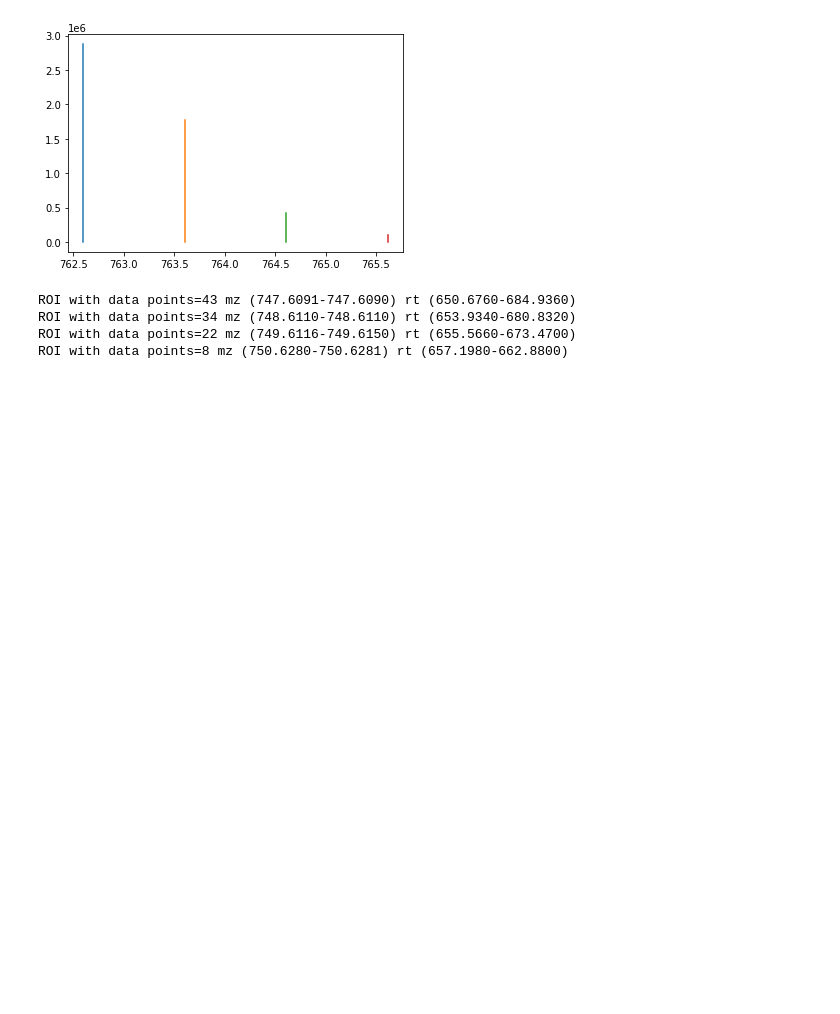
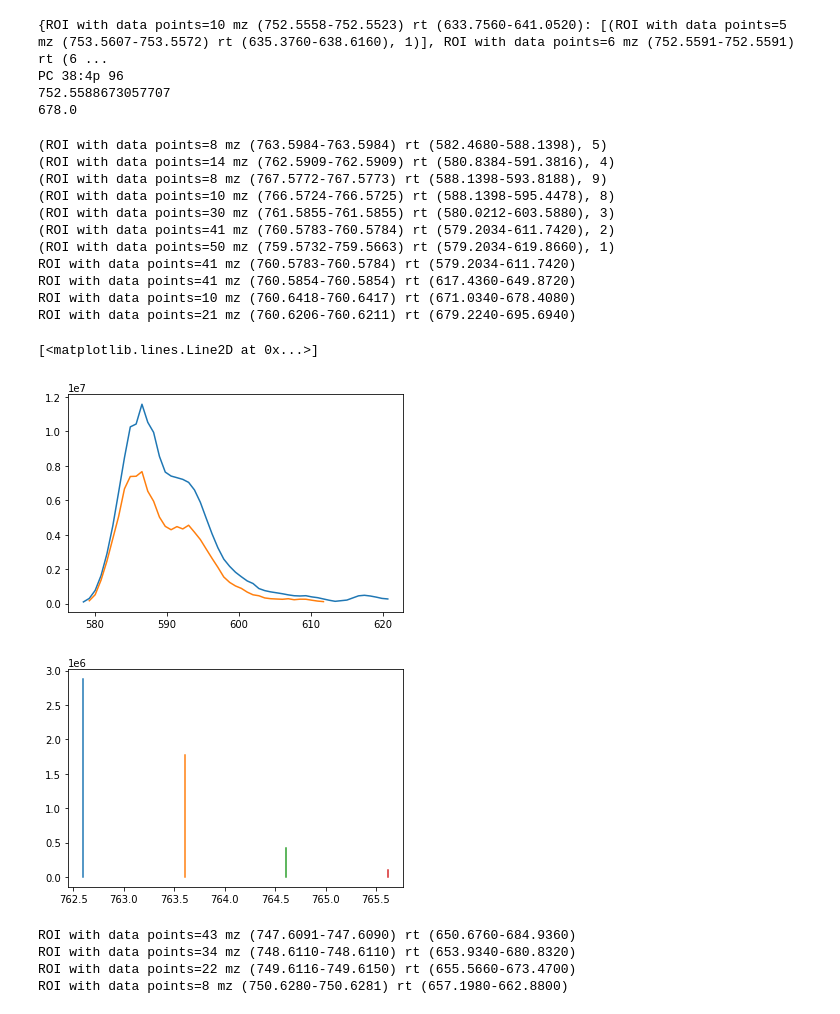
Before and after one commit to sdrogers/lipid_prototype, a Jupyter notebook: notebooks/NoPeakPicking.ipynb, the cells around one changed output. Cells and saved outputs as stored; diff of their text form; code cells hidden in the pictures; blank space fills up the shorter version.

```diff
--- a/notebooks/NoPeakPicking.ipynb
+++ b/notebooks/NoPeakPicking.ipynb
@@ -8,3 +11,0 @@ import pylab as plt
-# %%
-mzml_folder = '/Users/simon/TempStuff/lipid_files/centroid/'
-mzml_file = os.path.join(mzml_folder,'8_pp_d20_pos_1.mzML')
@@ -11 +15,9 @@ mzml_file = os.path.join(mzml_folder,'8_pp_d20_pos_1.mzML')
+# %%
+mzml_folder = '/home/simon/data/lipid_files/lipid_files/Condition_1/Pos/centroid/'
+mzml_files = glob.glob(os.path.join(mzml_folder,'*.mzML'))
+time_map = {0 : '/home/simon/data/lipid_files/lipid_files/Condition_1/Pos/centroid/0_pp_d20_pos_1.mzML',
+            8 : '/home/simon/data/lipid_files/lipid_files/Condition_1/Pos/centroid/8_pp_d20_pos_1.mzML',
+            48: '/home/simon/data/lipid_files/lipid_files/Condition_1/Pos/centroid/48_pp_d20_pos_1.mzML',
+            72: '/home/simon/data/lipid_files/lipid_files/Condition_1/Pos/centroid/72_pp_d20_pos_1.mzML',
+            96: '/home/simon/data/lipid_files/lipid_files/Condition_1/Pos/centroid/96_pp_d20_.mzML'}
 # %%
@@ -91,0 +100,23 @@ PC 34:0 ('C42H84NO8P', 'C42H83DNO8P', 762.5997, 672.0, '[M+H]+')
+# %%
+aligned_rois = {}
+for lipid in lipids:
+    aligned_rois[lipid] = {}
+    print(lipid)
+    # grab the time 0 ROIs
+    roi_set = list(candidate_rois[lipid][0])
+
+    for start_roi in roi_set:
+        aligned_rois[lipid][start_roi] = {0:start_roi}
+        for time in time_map:
+            if time == 0:
+                continue
+            best = None
+            best_overlap = 0
+            for roi in candidate_rois[lipid][time]:
+                overlap = time_overlap(start_roi,roi)
+                if overlap > best_overlap:
+                    best = roi
+                    best_overlap = overlap
+            aligned_rois[lipid][start_roi][time] = best
+
+print(aligned_rois['PC 34:0'])
@@ -91,0 +172,36 @@ PC 34:0 ('C42H84NO8P', 'C42H83DNO8P', 762.5997, 672.0, '[M+H]+')
+# %%
+print(candidate_rois[lipid][time])
+print(lipid,time)
+PROTON_MASS = 1.00727645199076
+print(Formula('C43H78NO7P').isotope.mass + PROTON_MASS)
+print(11.3*60.0)
+# %% [output]
+{ROI with data points=10 mz (752.5558-752.5523) rt (633.7560-641.0520): [(ROI with data points=5 mz (753.5607-753.5572) rt (635.3760-638.6160), 1)], ROI with data points=6 mz (752.5591-752.5591) rt (6 ...
+PC 38:4p 96
+752.5588673057707
+678.0
+# %%
+ro = aligned_rois[lipid][start_roi][48]
+for r in candidate_rois[lipid][48][ro]:
+    print(r)
+possibles = list(filter(lambda x: x.get_mean_mz()>760 and x.get_mean_mz() < 761,all_rois[48]))
+for p in possibles:
+    print(p)
+p = possibles[0]
+roi_correlation(ro,p)
+plt.plot(ro.rt_list,ro.intensity_list)
+plt.plot(p.rt_list,p.intensity_list)
+# %% [output]
+(ROI with data points=8 mz (763.5984-763.5984) rt (582.4680-588.1398), 5)
+(ROI with data points=14 mz (762.5909-762.5909) rt (580.8384-591.3816), 4)
+(ROI with data points=8 mz (767.5772-767.5773) rt (588.1398-593.8188), 9)
+(ROI with data points=10 mz (766.5724-766.5725) rt (588.1398-595.4478), 8)
+(ROI with data points=30 mz (761.5855-761.5855) rt (580.0212-603.5880), 3)
+(ROI with data points=41 mz (760.5783-760.5784) rt (579.2034-611.7420), 2)
+(ROI with data points=50 mz (759.5732-759.5663) rt (579.2034-619.8660), 1)
+ROI with data points=41 mz (760.5783-760.5784) rt (579.2034-611.7420)
+ROI with data points=41 mz (760.5854-760.5854) rt (617.4360-649.8720)
+ROI with data points=10 mz (760.6418-760.6417) rt (671.0340-678.4080)
+ROI with data points=21 mz (760.6206-760.6211) rt (679.2240-695.6940)
+[<matplotlib.lines.Line2D at 0x...>]
+[figure, added]
```
Also changed, not shown: parts of 11 cells of this notebook, 2 other files.
